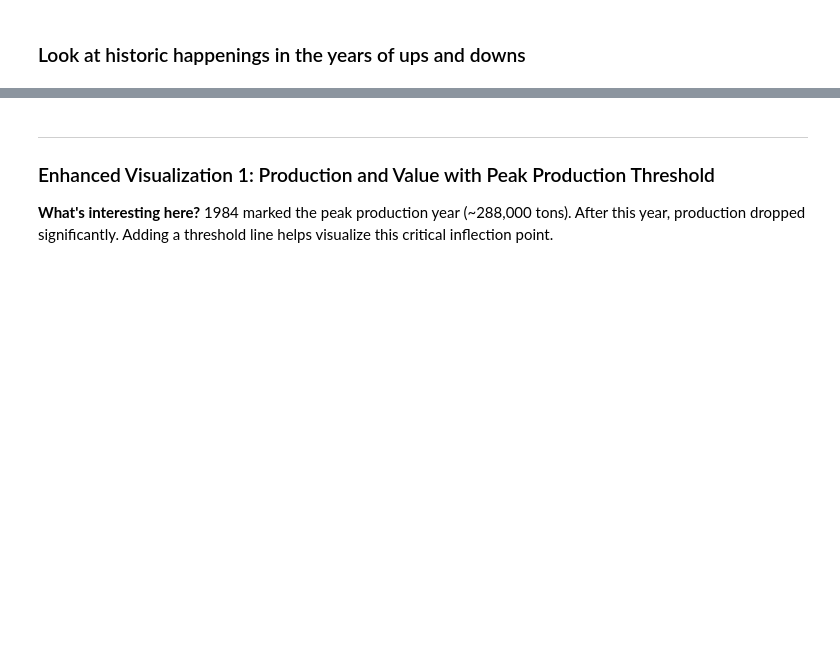
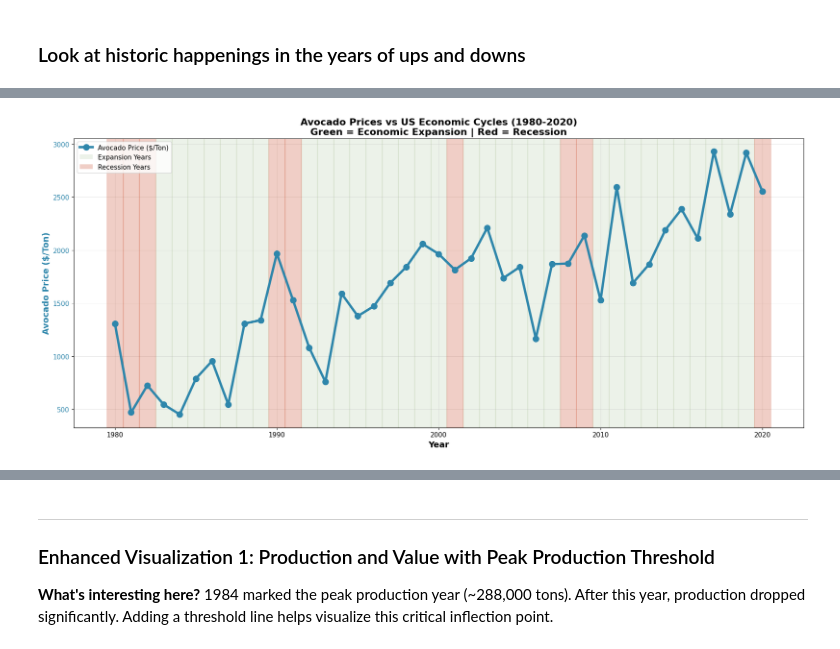
Before and after one commit to katrimik/avocado_vis, a Jupyter notebook: vis.ipynb, the cells around one changed output, grey strips where cells are left out. Saved outputs shown, nothing was run; the diff lists cells and outputs as text; code cells hidden in the pictures; blank space fills up the shorter version.

```diff
--- a/vis.ipynb
+++ b/vis.ipynb
@@ -304,0 +614,81 @@ ANOMALOUS YEARS FOUND:
+# %%
+# COMBINED VIEW: Avocado Prices with BOTH Recession (RED) and Expansion (GREEN) Periods
+
+# Create figure with price line + both recession and expansion shading
+fig, ax = plt.subplots(figsize=(18, 8))
+
+# Plot: Avocado price line
+ax.plot(avocado_for_plot['Year'], avocado_for_plot['Price P/U'],
+        marker='o', linewidth=4, markersize=10, color='#2E86AB', label='Avocado Price ($/Ton)', zorder=3)
+
+# Shade expansion periods in green (lighter)
+expansion_years = recession_for_plot[recession_for_plot <= 0.1].index.tolist()
+for year in expansion_years:
+    ax.axvspan(year - 0.5, year + 0.5, alpha=0.12, color='#6A994E', zorder=1)
+
+# Shade recession periods in red (darker)
+recession_years = recession_for_plot[recession_for_plot > 0.1].index.tolist()
+for year in recession_years:
+    ax.axvspan(year - 0.5, year + 0.5, alpha=0.25, color='#C73E1D', zorder=2)
+
+# Styling
+ax.set_xlabel('Year', fontsize=14, fontweight='bold')
+ax.set_ylabel('Avocado Price ($/Ton)', fontsize=14, fontweight='bold', color='#2E86AB')
+ax.tick_params(axis='y', labelcolor='#2E86AB', labelsize=11)
+ax.tick_params(axis='x', labelsize=11)
+ax.set_title('Avocado Prices vs US Economic Cycles (1980-2020)\nGreen = Economic Expansion | Red = Recession',
+             fontsize=16, fontweight='bold')
+ax.grid(True, alpha=0.3, axis='both')
+
+# Add legend with custom handles
+from matplotlib.patches import Patch
+legend_elements = [
+    ax.get_lines()[0],
+    Patch(facecolor='#6A994E', alpha=0.12, label='Expansion Years'),
+    Patch(facecolor='#C73E1D', alpha=0.25, label='Recession Years')
+]
+ax.legend(handles=legend_elements, loc='upper left', fontsize=11)
+
+plt.tight_layout()
+plt.show()
+
+print("\n" + "=" * 100)
+print(" COMBINED ECONOMIC CYCLE ANALYSIS: Recession vs Expansion Impact on Avocado Prices")
+print("=" * 100)
+
+# Calculate statistics for both periods
+recession_data = avocado_for_plot[avocado_for_plot['Year'].isin(recession_years)]
+expansion_data = avocado_for_plot[avocado_for_plot['Year'].isin(expansion_years)]
+
+avg_price_recession = recession_data['Price P/U'].mean()
+avg_price_expansion = expansion_data['Price P/U'].mean()
+
+print(f"\nTotal recession years: {len(recession_years)}")
+print(f"Total expansion years: {len(expansion_years)}")
+
+# Format recession years list
+recession_list = ', '.join([str(int(y)) for y in recession_years[:5]])
+recession_suffix = '...' if len(recession_years) > 5 else ''
+print(f"\n✓ RECESSION YEARS ({recession_list}{recession_suffix})")
+print(f"   Average price: ${avg_price_recession:.2f}/ton")
+
+# Format expansion years list
+expansion_list = ', '.join([str(int(y)) for y in expansion_years[:5]])
+expansion_suffix = '...' if len(expansion_years) > 5 else ''
+print(f"\n✓ EXPANSION YEARS ({expansion_list}{expansion_suffix})")
+print(f"   Average price: ${avg_price_expansion:.2f}/ton")
+
+print(f"\n PRICE COMPARISON:")
+price_diff = avg_price_expansion - avg_price_recession
+print(f"   Expansion avg - Recession avg: ${price_diff:.2f}/ton")
+
+if avg_price_expansion > avg_price_recession:
+    pct_diff = (price_diff / avg_price_recession * 100)
+    print(f"   → Prices are {pct_diff:.1f}% HIGHER during expansions")
+else:
+    pct_diff = (abs(price_diff) / avg_price_expansion * 100)
+    print(f"   → Prices are {pct_diff:.1f}% LOWER during expansions")
+
+print("\n" + "=" * 100)
+# %% [output]
+[figure, added]
```
Also changed, not shown: parts of 10 cells of this notebook, 1 other file.
